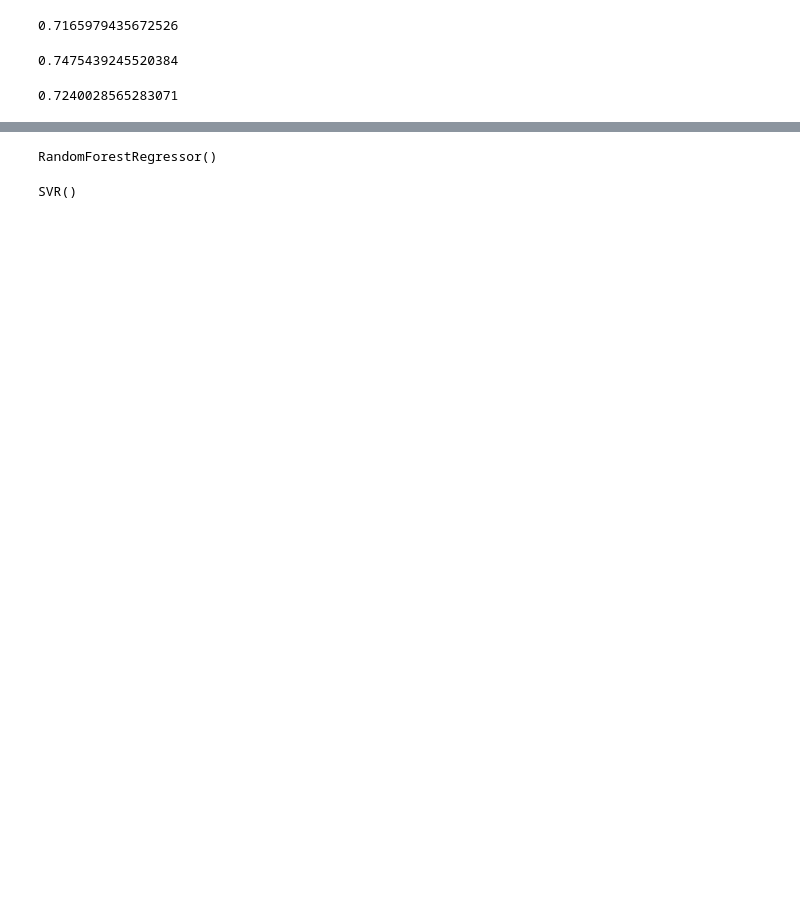
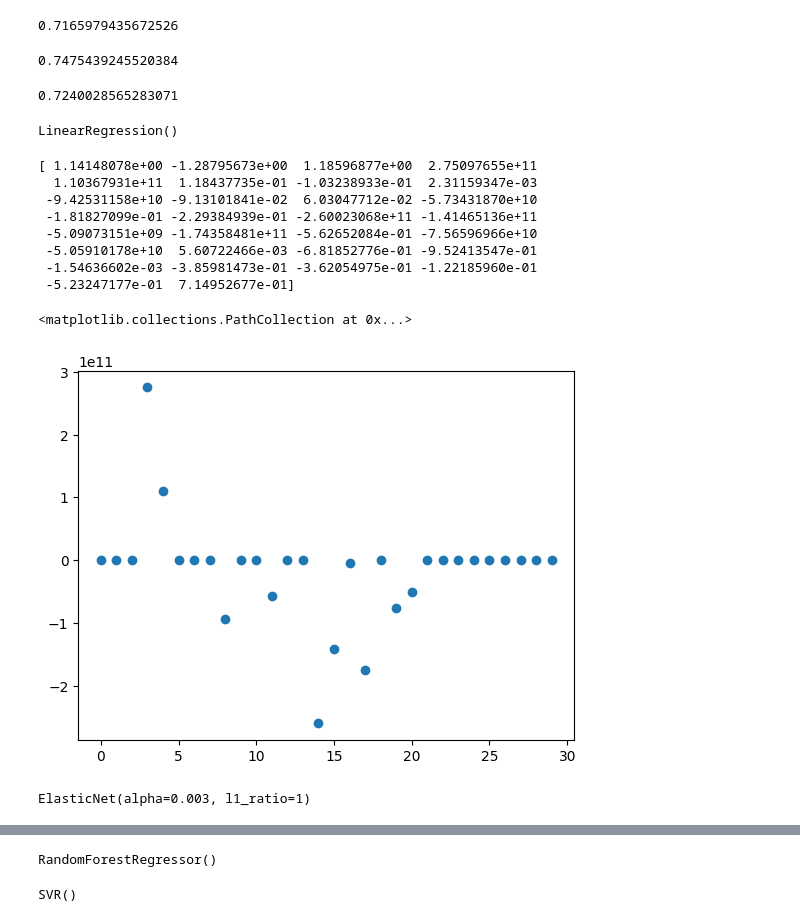
Before and after one commit to karl-helsinki/IMLProject, a Jupyter notebook: modelling.ipynb, the cells around one changed output, grey strips where cells are left out. Cells and saved outputs as stored; diff of their text form; code cells hidden in the pictures; blank space fills up the shorter version.

```diff
--- a/modelling.ipynb
+++ b/modelling.ipynb
@@ -209,3 +225,26 @@ scores = cross_val_score(gbr, x, y_log10, cv=10, scoring='r2')
 print(scores.mean())
 # %% [output]
 0.7240028565283071
+# %%
+lin_reg.fit(x, y_log10)
+# %% [output]
+LinearRegression()
+# %%
+to_plot = lin_reg.coef_
+print(to_plot)
+plt.scatter(np.arange(to_plot.size), to_plot)
+# %% [output]
+[ 1.14148078e+00 -1.28795673e+00  1.18596877e+00  2.75097655e+11
+  1.10367931e+11  1.18437735e-01 -1.03238933e-01  2.31159347e-03
+ -9.42531158e+10 -9.13101841e-02  6.03047712e-02 -5.73431870e+10
+ -1.81827099e-01 -2.29384939e-01 -2.60023068e+11 -1.41465136e+11
+ -5.09073151e+09 -1.74358481e+11 -5.62652084e-01 -7.56596966e+10
+ -5.05910178e+10  5.60722466e-03 -6.81852776e-01 -9.52413547e-01
+ -1.54636602e-03 -3.85981473e-01 -3.62054975e-01 -1.22185960e-01
+ -5.23247177e-01  7.14952677e-01]
+<matplotlib.collections.PathCollection at 0x...>
+[figure, added]
+# %%
+elasticnet.fit(x, y_log10)
+# %% [output]
+ElasticNet(alpha=0.003, l1_ratio=1)
```
Also changed, not shown: parts of 12 cells of this notebook.
